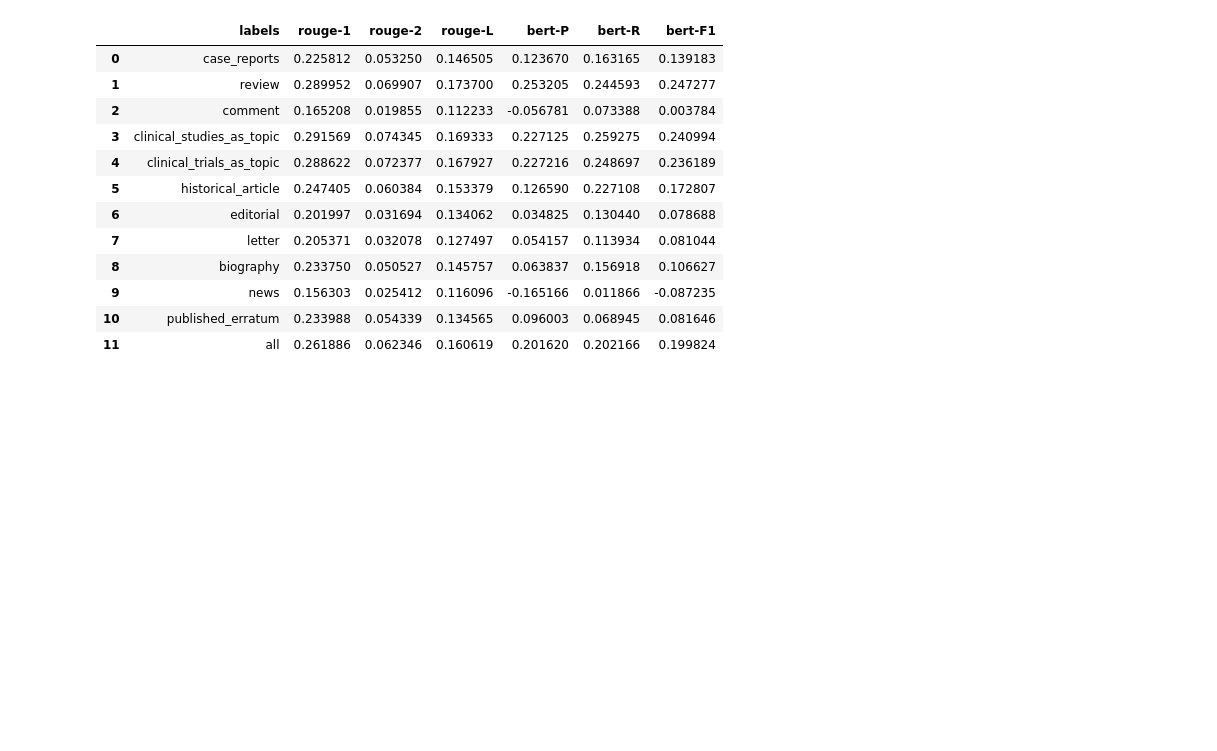
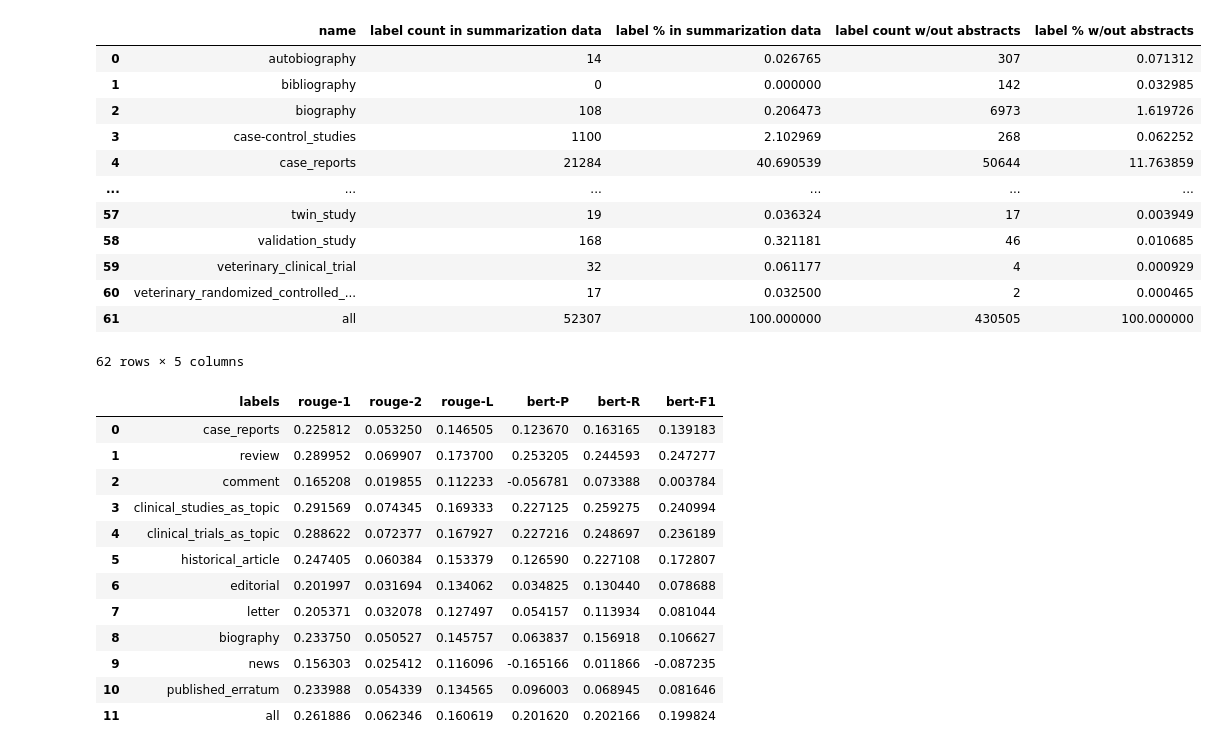
Before and after one commit to sylvey/DPR_Abstract_Generation, a Jupyter notebook: Rouge_test.ipynb, the cells around one changed output. Saved outputs shown, nothing was run; the diff lists cells and outputs as text; code cells hidden in the pictures; blank space fills up the shorter version.

```diff
--- a/Rouge_test.ipynb
+++ b/Rouge_test.ipynb
@@ -33,0 +34,8 @@ df1_counts
+# %%
+df1_counts.loc["all"] = [
+    "all",  # name 欄
+    df1_counts["count"].sum(),  # count 欄加總
+    100.0  # 百分比欄設為 100
+]
+
+df1_counts
@@ -33,0 +56,8 @@ df1_counts
+# %%
+df2_counts.loc["all"] = [
+    "all",  # name 欄
+    df2_counts["count"].sum(),  # count 欄加總
+    100.0  # 百分比欄設為 100
+]
+
+df2_counts
@@ -33,0 +78,42 @@ df1_counts
+# %%
+# 假設 df1 和 df2 是原本的兩個 DataFrame
+
+# 先改欄位名稱
+df1_renamed = df1_counts.rename(columns={
+    "count": "label count in summarization data"
+})
+
+df2_renamed = df2_counts.rename(columns={
+    "count": "label count w/out abstracts"
+})
+
+# 用 'name' 欄位 merge
+merged_df = pd.merge(
+    df1_renamed,
+    df2_renamed,
+    on="name",
+    # how="outer"  # 或用 'inner' 看你是否只想保留同時存在的類別
+)
+
+# # 避免重複的百分比欄位名稱衝突（如果需要的話）
+# merged_df = merged_df.rename(columns={
+#     "label % in summarization data": "label % (summarization)",
+#     "label % w/out abstracts": "label % (w/out abstracts)"
+# })
+
+# 顯示結果
+merged_df
+# %% [output]
+|  | name | label count in summarization data | label % in summarization data | label count w/out abstracts | label % w/out abstracts |
+| 0 | autobiography | 14 | 0.026765 | 307 | 0.071312 |
+| 1 | bibliography | 0 | 0.000000 | 142 | 0.032985 |
+| 2 | biography | 108 | 0.206473 | 6973 | 1.619726 |
+| 3 | case-control_studies | 1100 | 2.102969 | 268 | 0.062252 |
+| 4 | case_reports | 21284 | 40.690539 | 50644 | 11.763859 |
+| ... | ... | ... | ... | ... | ... |
+| 57 | twin_study | 19 | 0.036324 | 17 | 0.003949 |
+| 58 | validation_study | 168 | 0.321181 | 46 | 0.010685 |
+| 59 | veterinary_clinical_trial | 32 | 0.061177 | 4 | 0.000929 |
+| 60 | veterinary_randomized_controlled_... | 17 | 0.032500 | 2 | 0.000465 |
+| 61 | all | 52307 | 100.000000 | 430505 | 100.000000 |
+62 rows × 5 columns
```
Also changed, not shown: parts of 4 cells of this notebook, 10 other files.
